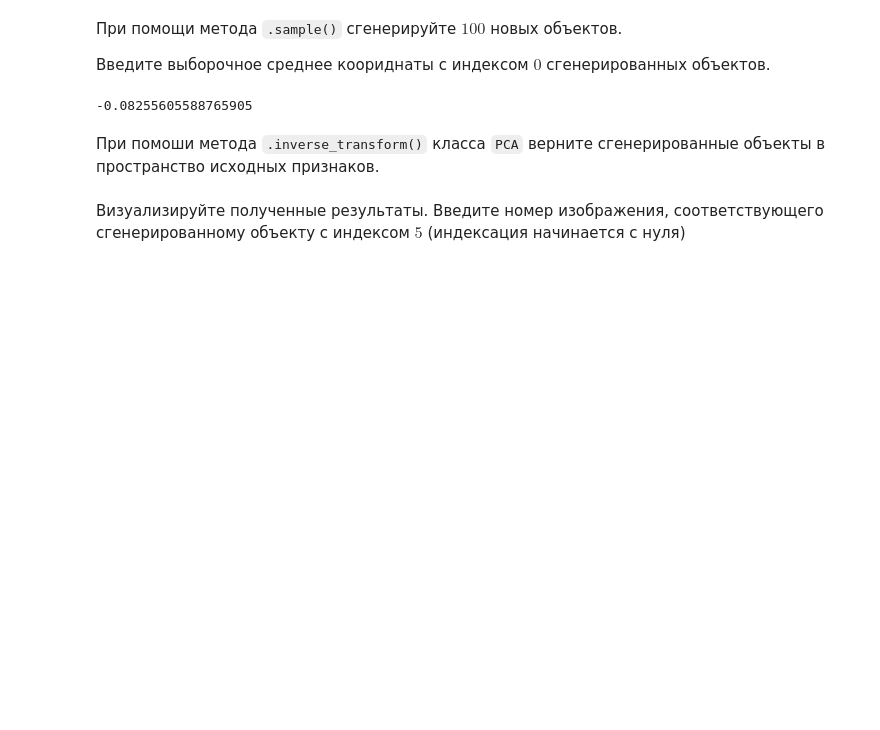
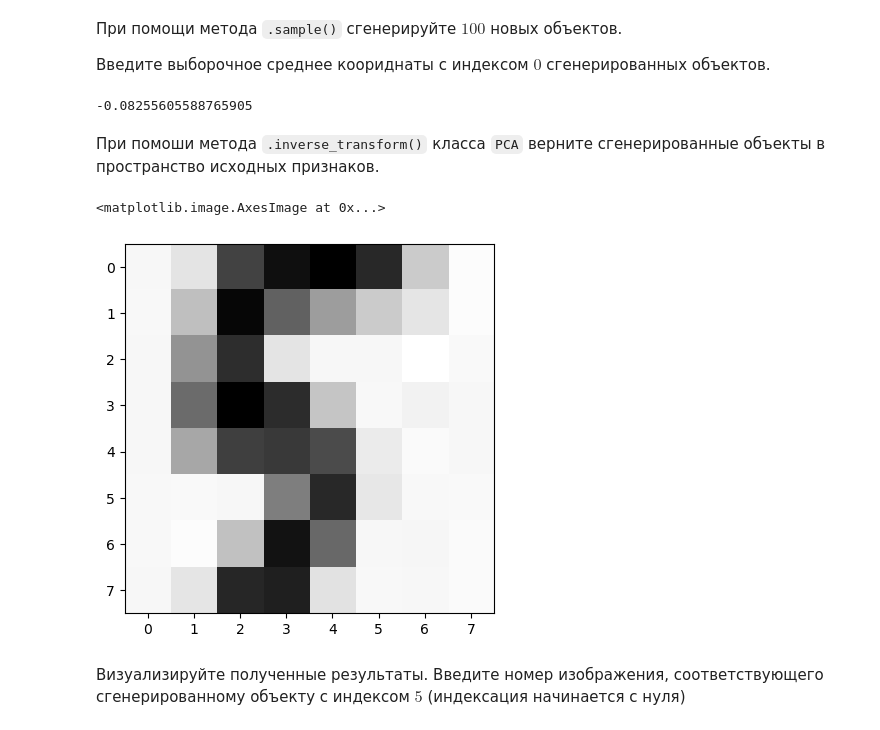
Before and after one commit to EugenePWN/Education, a Jupyter notebook: ML/Gayssian_K_Mean.ipynb, the cells around one changed output. Cells and saved outputs as stored; diff of their text form; code cells hidden in the pictures; blank space fills up the shorter version.

```diff
--- a/ML/Gayssian_K_Mean.ipynb
+++ b/ML/Gayssian_K_Mean.ipynb
@@ -113,2 +111,8 @@ gm.sample(100)[0].mean()
+# %%
+samples = gm.sample(100)
+plt.imshow(pca.inverse_transform(samples[0][5]).reshape(8, 8), cmap='binary')
+# %% [output]
+<matplotlib.image.AxesImage at 0x...>
+[figure, added]
 # %% [markdown]
 Визуализируйте полученные результаты. Введите номер изображения, соответствующего сгенерированному объекту с индексом $5$ (индексация начинается с нуля)
```
Also changed, not shown: parts of 3 cells of this notebook.
